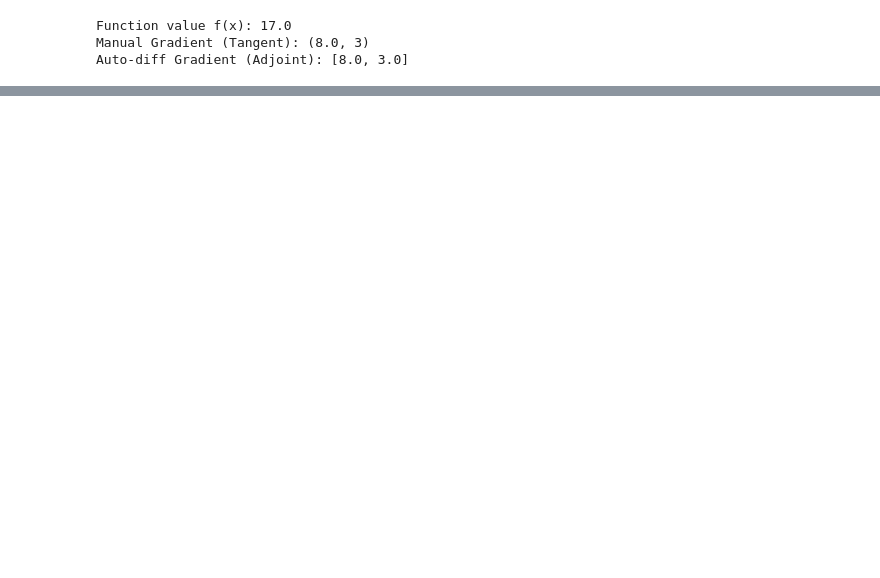
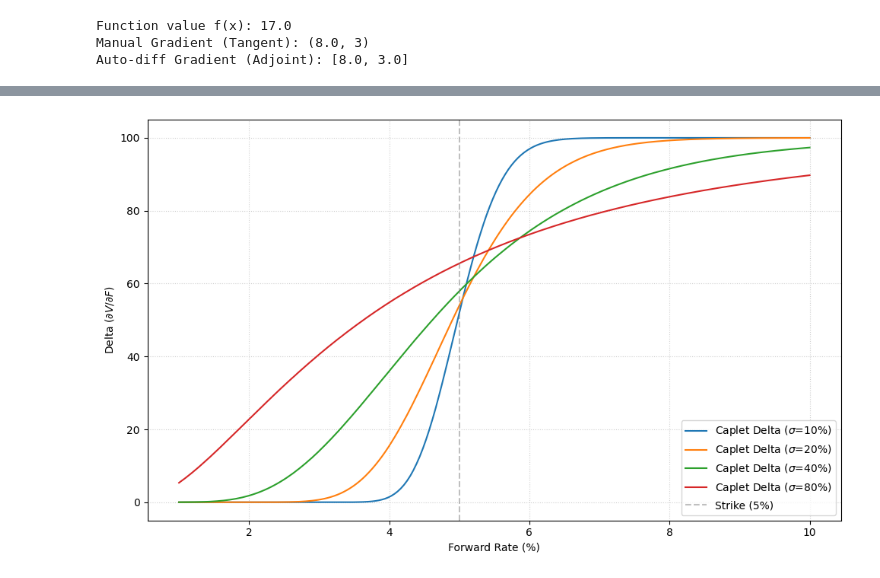
Before and after one commit to matteosan1/advanced_financial_modeling, a Jupyter notebook: notebook/aad.ipynb, the cells around one changed output, grey strips where cells are left out. Saved outputs shown, nothing was run; the diff lists cells and outputs as text; code cells hidden in the pictures; blank space fills up the shorter version.

```diff
--- a/notebook/aad.ipynb
+++ b/notebook/aad.ipynb
@@ -280,0 +430,24 @@ tensor(-526.5304)
+# %%
+volatilities = [0.1, 0.2, 0.4, 0.8]
+
+plt.figure(figsize=(10, 6))
+
+for sigma in volatilities:
+    deltas = np.zeros(len(rates))
+    for i, r in enumerate(rates):
+      f_rate = r.detach().clone().requires_grad_(True)
+      price = price_caplet(f_rate, strike, sigma, ttm)
+      price.backward()
+      deltas[i] = f_rate.grad.item()*0.01
+
+    plt.plot(rates.numpy() * 100, deltas/1000, label=r'Caplet Delta ($\sigma$='+f'{sigma*100:.0f}%)')
+
+plt.axvline(strike.item() * 100, color='gray', linestyle='--', alpha=0.5, label='Strike (5%)')
+plt.xlabel('Forward Rate (%)')
+plt.ylabel(r'Delta ($\partial V / \partial F$)')
+plt.legend(loc='lower right', frameon=True)
+plt.grid(True, linestyle=':', alpha=0.6)
+plt.tight_layout()
+plt.show()
+# %% [output]
+[figure, added]
```
Also changed, not shown: parts of 22 cells of this notebook, 8 other files.
